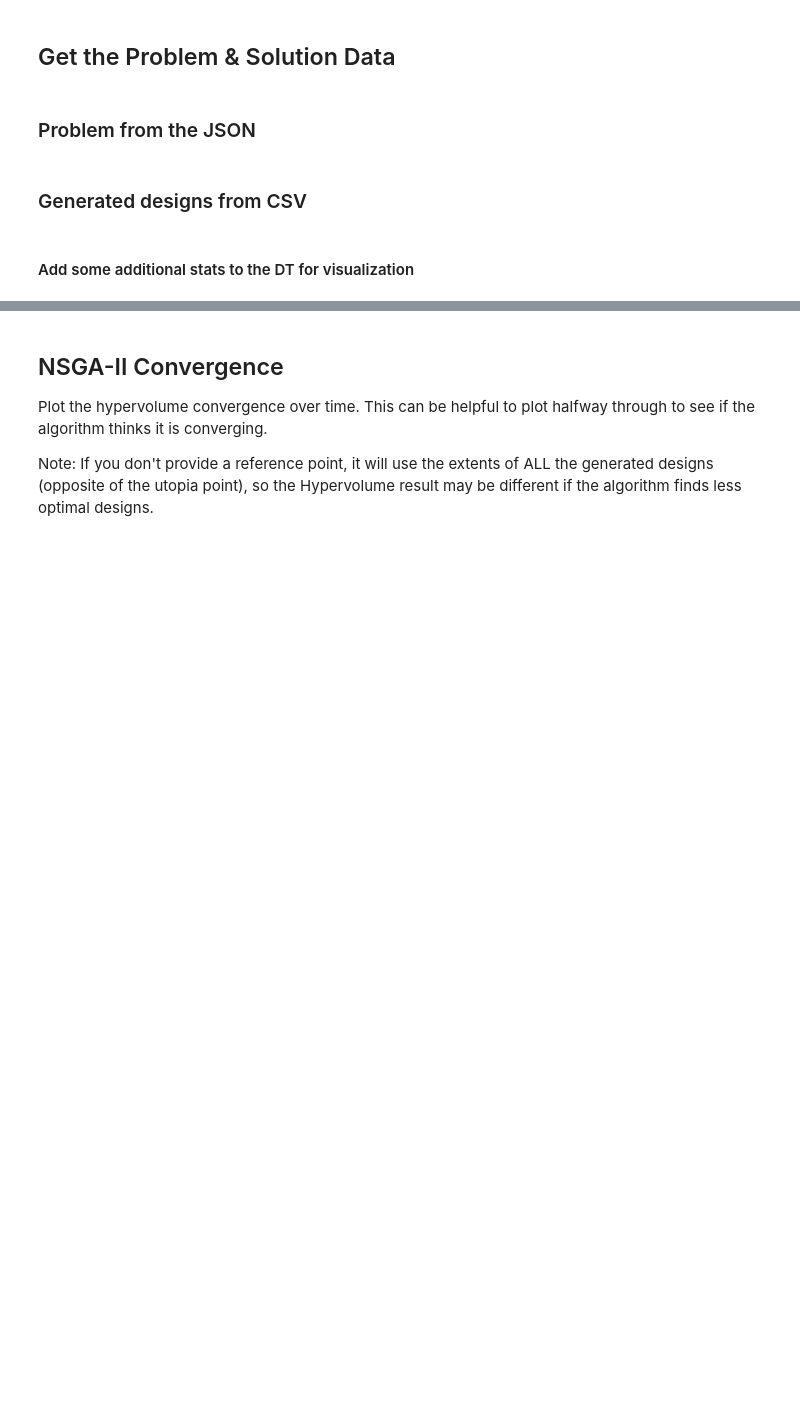
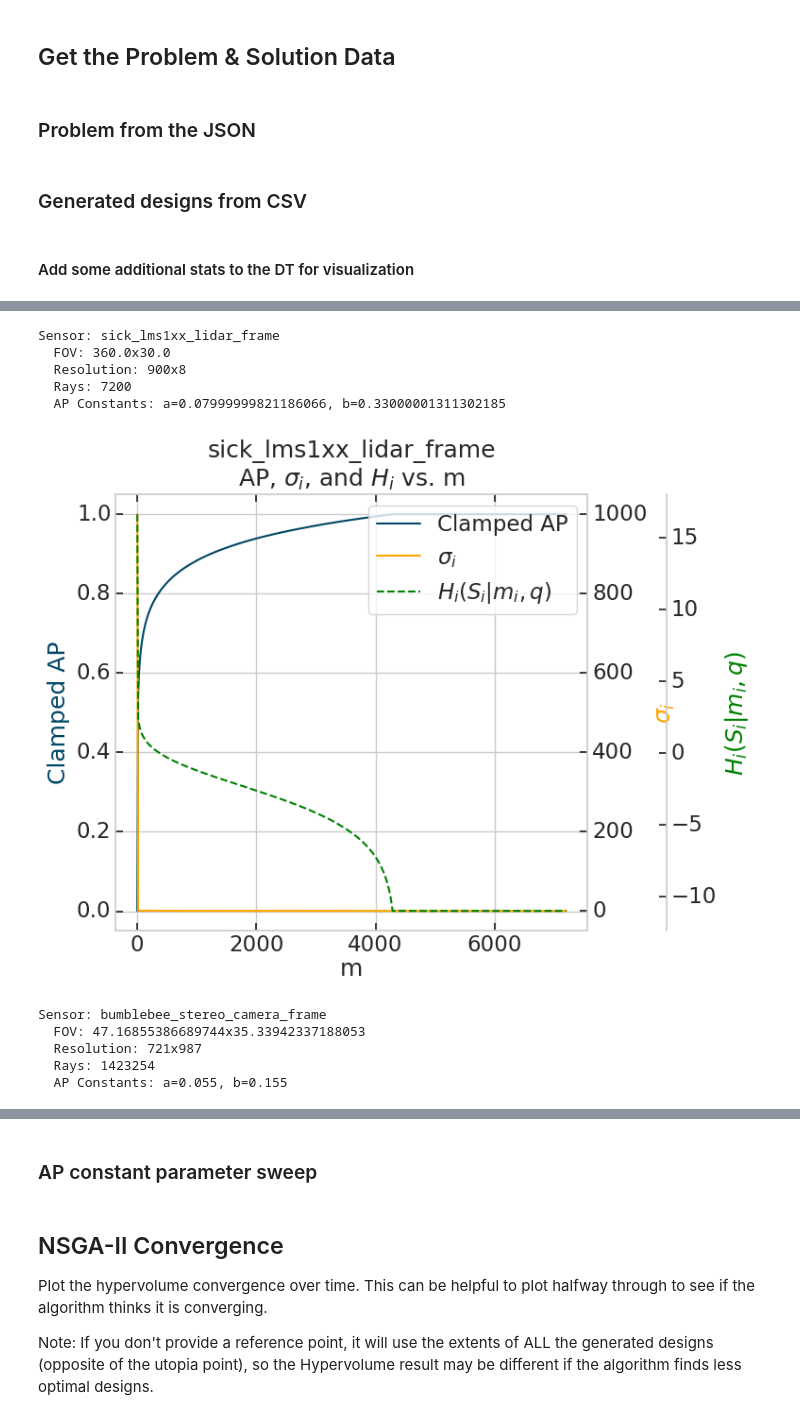
Before and after one commit to robosquiggles/go4robo, a Jupyter notebook: 3d_gen_introspect.ipynb, the cells around one changed output, grey strips where cells are left out. Drawn from its saved outputs; the diff is of its cells as text; code cells hidden in the pictures; blank space fills up the shorter version.

```diff
--- a/3d_gen_introspect.ipynb
+++ b/3d_gen_introspect.ipynb
@@ -113,0 +132,17 @@ df
+# %%
+for sensor_option in problem.sensor_options.values():
+    if sensor_option is None:
+        continue
+    sensor_option.plot_ap_h_u_m()
+# %% [output]
+Sensor: sick_lms1xx_lidar_frame
+  FOV: 360.0x30.0
+  Resolution: 900x8
+  Rays: 7200
+  AP Constants: a=0.07999999821186066, b=0.33000001311302185
+[figure, added]
+Sensor: bumblebee_stereo_camera_frame
+  FOV: 47.16855386689744x35.33942337188053
+  Resolution: 721x987
+  Rays: 1423254
+  AP Constants: a=0.055, b=0.155
@@ -113,0 +150,2 @@ df
+# %% [markdown]
+### AP constant parameter sweep
```
Also changed, not shown: parts of 23 cells of this notebook, 4 other files.
